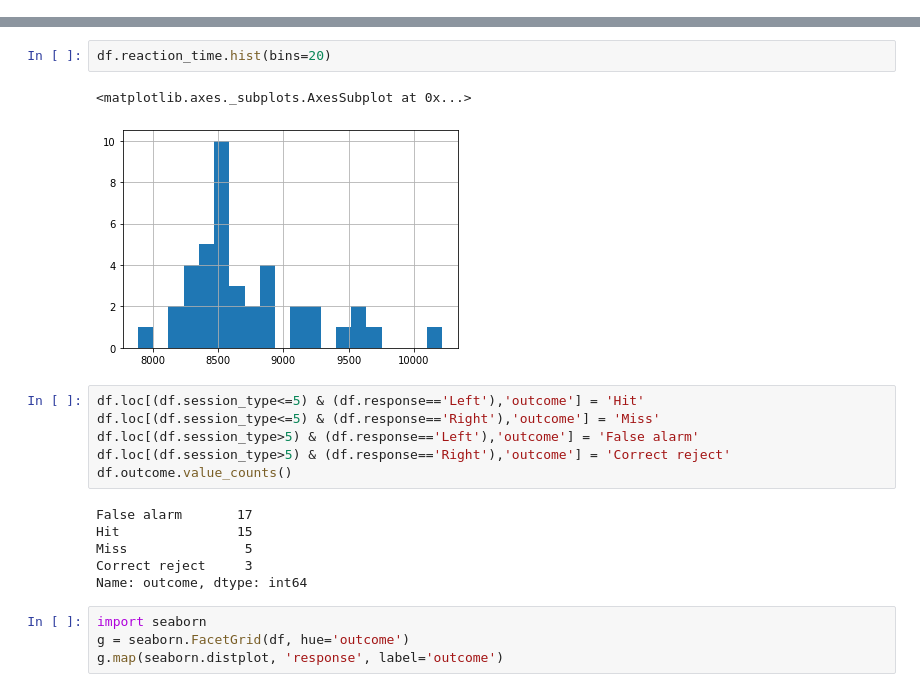
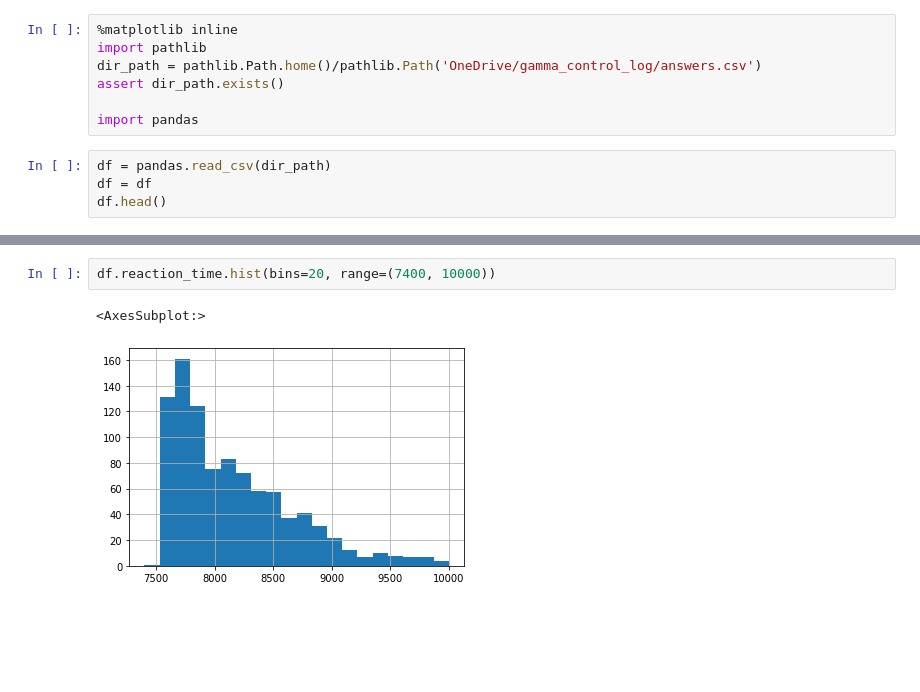
Before and after one commit to assr-biporal/analysis_gammacontrol, a Jupyter notebook: behavior_analysis_in_session.ipynb, the cells around one changed output, grey strips where cells are left out. Saved outputs shown, nothing was run; the diff lists cells and outputs as text; blank space fills up the shorter version.

Commit message:
plot reactim time #12

```diff
--- a/behavior_analysis_in_session.ipynb
+++ b/behavior_analysis_in_session.ipynb
@@ -32,0 +1,11 @@ df.head()
+# %%
+%matplotlib inline
+import pathlib
+dir_path = pathlib.Path.home()/pathlib.Path('OneDrive/gamma_control_log/answers.csv')
+assert dir_path.exists()
+
+import pandas
+# %%
+df = pandas.read_csv(dir_path)
+df = df
+df.head()
@@ -33,21 +19,5 @@ df.head()
 # %%
-df.reaction_time.hist(bins=20)
+df.reaction_time.hist(bins=20, range=(7400, 10000))
 # %% [output]
-<matplotlib.axes._subplots.AxesSubplot at 0x...>
+<AxesSubplot:>
-[figure, old version]
+[figure, new version]
-# %%
-df.loc[(df.session_type<=5) & (df.response=='Left'),'outcome'] = 'Hit'
-df.loc[(df.session_type<=5) & (df.response=='Right'),'outcome'] = 'Miss'
-df.loc[(df.session_type>5) & (df.response=='Left'),'outcome'] = 'False alarm'
-df.loc[(df.session_type>5) & (df.response=='Right'),'outcome'] = 'Correct reject'
-df.outcome.value_counts()
-# %% [output]
-False alarm       17
-Hit               15
-Miss               5
-Correct reject     3
-Name: outcome, dtype: int64
-# %%
-import seaborn
-g = seaborn.FacetGrid(df, hue='outcome')
-g.map(seaborn.distplot, 'response', label='outcome')
```
Also changed, not shown: parts of 5 cells of this notebook.
